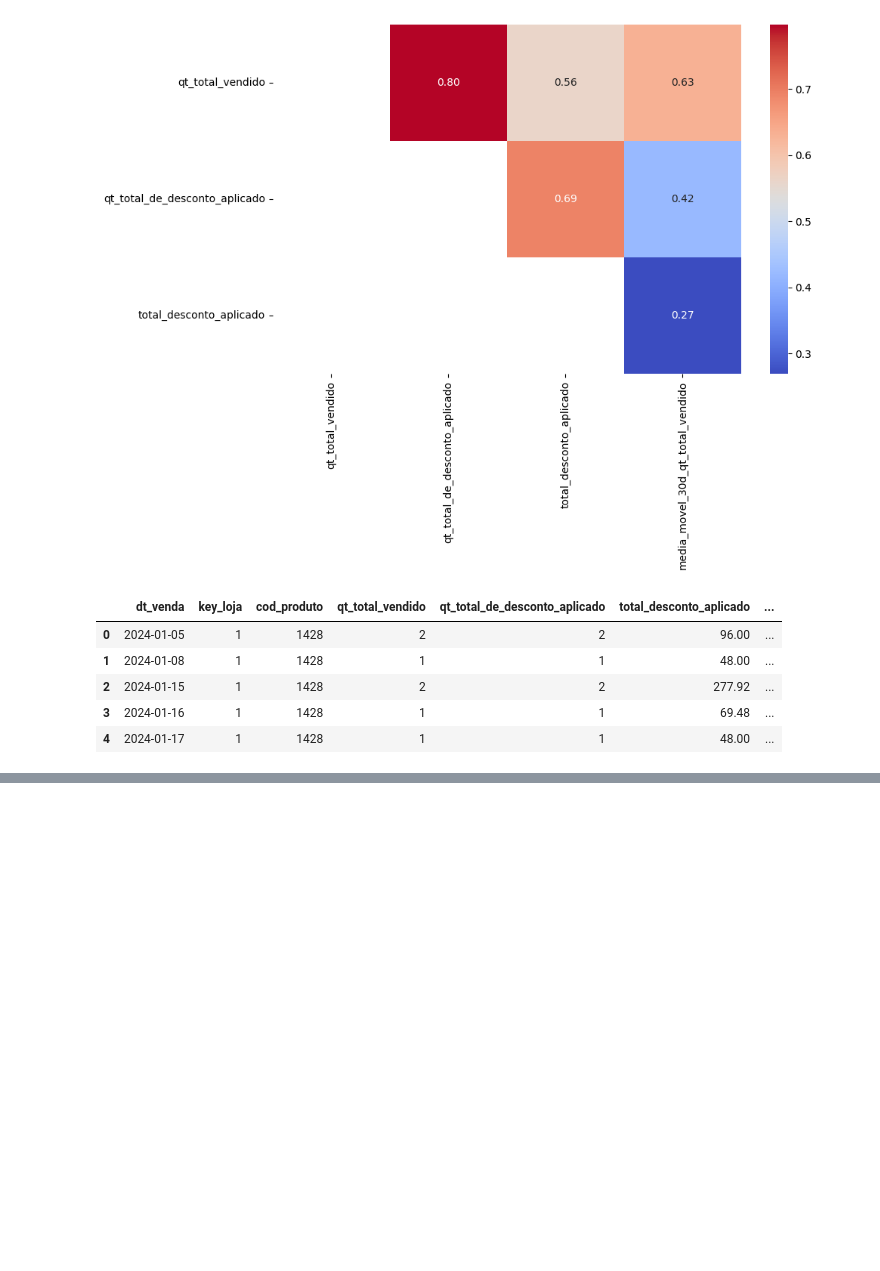
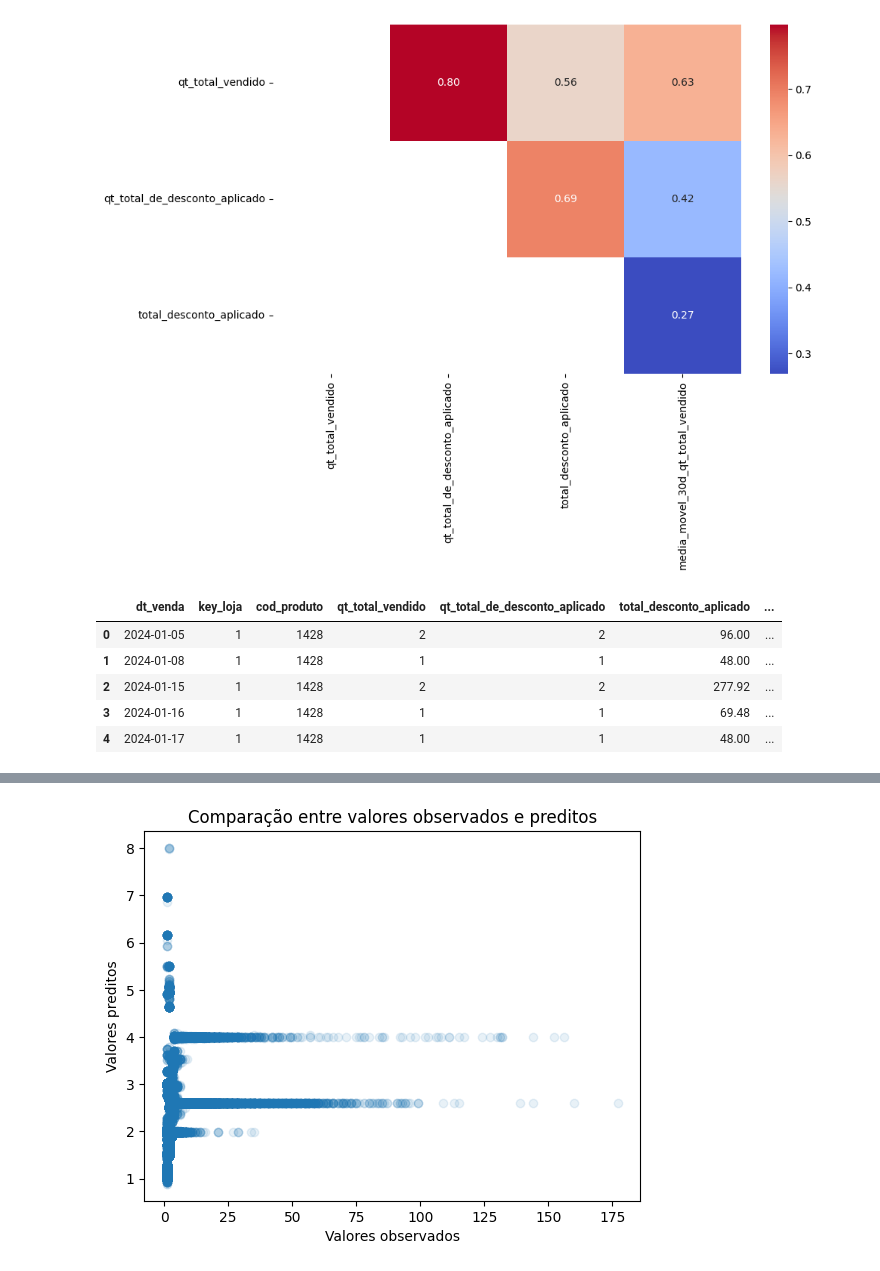
Before and after one commit to MaxwellPaparelli/Case, a Jupyter notebook: notebooks/notebook_case.ipynb, the cells around one changed output, grey strips where cells are left out. Cells and saved outputs as stored; diff of their text form; code cells hidden in the pictures; blank space fills up the shorter version.

```diff
--- a/notebooks/notebook_case.ipynb
+++ b/notebooks/notebook_case.ipynb
@@ -411,6 +422,11 @@ y = df_vendas_agg['qt_total_vendido']
 # %%
 X_sample = X
 y_sample = y
+# %%
+np.random.seed(123)
+indices = np.random.choice(X.index, size = 1000, replace = False)
+X_sample = X.iloc[indices]
+y_sample = y.iloc[indices]
 # %%
 pre_processamento = ColumnTransformer(
     transformers = [
@@ -513,0 +579,10 @@ cv = KFold(n_splits = 10, shuffle = True, random_state = 123)
+# %%
+y_pred = modelo_final.best_estimator_.predict(X_transformed)
+# %%
+plt.scatter(y, y_pred, alpha = 0.1)
+plt.title('Comparação entre valores observados e preditos')
+plt.xlabel('Valores observados')
+plt.ylabel('Valores preditos')
+plt.show()
+# %% [output]
+[figure, added]
```
Also changed, not shown: parts of 15 cells of this notebook.
